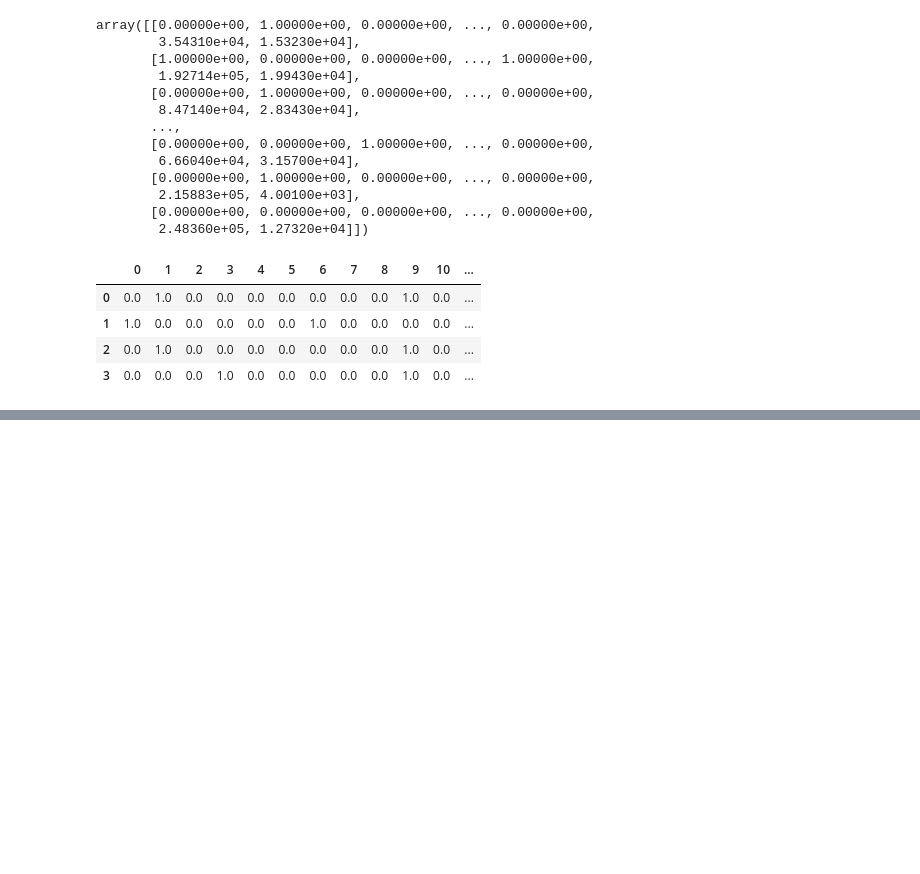
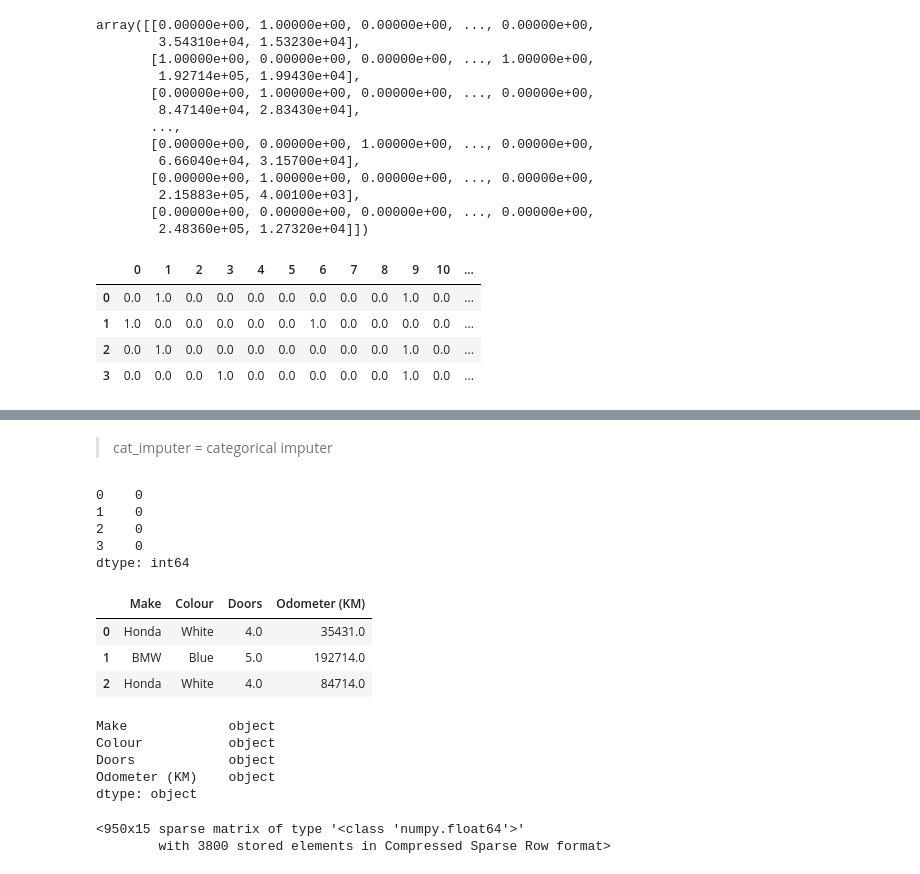
Before and after one commit to mythz-library/LRN-Data-Science, a Jupyter notebook: 04-02-scikit-learn-from-scratch.ipynb, the cells around one changed output, grey strips where cells are left out. Saved outputs shown, nothing was run; the diff lists cells and outputs as text; code cells hidden in the pictures; blank space fills up the shorter version.

Commit message:
Fill missing values using Scikit Learn

```diff
--- a/04-02-scikit-learn-from-scratch.ipynb
+++ b/04-02-scikit-learn-from-scratch.ipynb
@@ -494,0 +499,3 @@ pd.DataFrame(transformed_X).head(4)
+# %%
+car_sales_missing = pd.read_csv("data/car-sales-extended-missing-data.csv")
+car_sales_missing.head(3)
@@ -494,0 +518,4 @@ pd.DataFrame(transformed_X).head(4)
+# %%
+# Drop the rows that doesn't have labels
+car_sales_missing.dropna(subset=["Price"], inplace=True)
+car_sales_missing.isna().sum()
@@ -494,0 +529,30 @@ pd.DataFrame(transformed_X).head(4)
+# %%
+# Split into X & y
+X = car_sales_missing.drop("Price", axis=1)
+y = car_sales_missing["Price"]
+# %%
+# Fill missing values using scikit learn
+
+from sklearn.impute import SimpleImputer
+from sklearn.compose import ColumnTransformer
+
+# Fill categorical values with 'missing' & numerical values with mean value
+cat_imputer = SimpleImputer(strategy="constant", fill_value="missing")
+door_imputer = SimpleImputer(strategy="constant", fill_value=4)
+num_imputer = SimpleImputer(strategy="mean")
+
+# Define columns
+cat_features = ["Make", "Colour"]
+door_features = ["Doors"]
+num_features = ["Odometer (KM)"]
+
+# Create an imputer (something that fills missing data)
+imputer = ColumnTransformer([
+    ("cat_imputer", cat_imputer, cat_features),
+    ("door_imputer", door_imputer, door_features),
+    ("num_imputer", num_imputer, num_features),
+])
+
+## Transform the data
+filled_X = imputer.fit_transform(X)
+filled_X
@@ -494,0 +567,40 @@ pd.DataFrame(transformed_X).head(4)
+# %% [markdown]
+> cat_imputer = categorical imputer
+# %%
+pd.DataFrame(filled_X).isna().sum()
+# %% [output]
+0    0
+1    0
+2    0
+3    0
+dtype: int64
+# %%
+car_sales_filled = pd.DataFrame(filled_X,
+                                columns = ["Make", "Colour", "Doors", "Odometer (KM)"])
+car_sales_filled.head(3)
+# %% [output]
+|  | Make | Colour | Doors | Odometer (KM) |
+| 0 | Honda | White | 4.0 | 35431.0 |
+| 1 | BMW | Blue | 5.0 | 192714.0 |
+| 2 | Honda | White | 4.0 | 84714.0 |
+# %%
+car_sales_filled.dtypes
+# %% [output]
+Make             object
+Colour           object
+Doors            object
+Odometer (KM)    object
+dtype: object
+# %%
+# Turn categories into numbers
+
+categorical_features = ["Make", "Colour", "Doors"]
+one_hot = OneHotEncoder()
+transformer = ColumnTransformer([("one_hot", one_hot, categorical_features)], remainder="passthrough")
+
+# Transforming features (X)
+transformed_X = transformer.fit_transform(car_sales_filled)
+transformed_X
+# %% [output]
+<950x15 sparse matrix of type '<class 'numpy.float64'>'
+        with 3800 stored elements in Compressed Sparse Row format>
```
Also changed, not shown: parts of 9 cells of this notebook.
